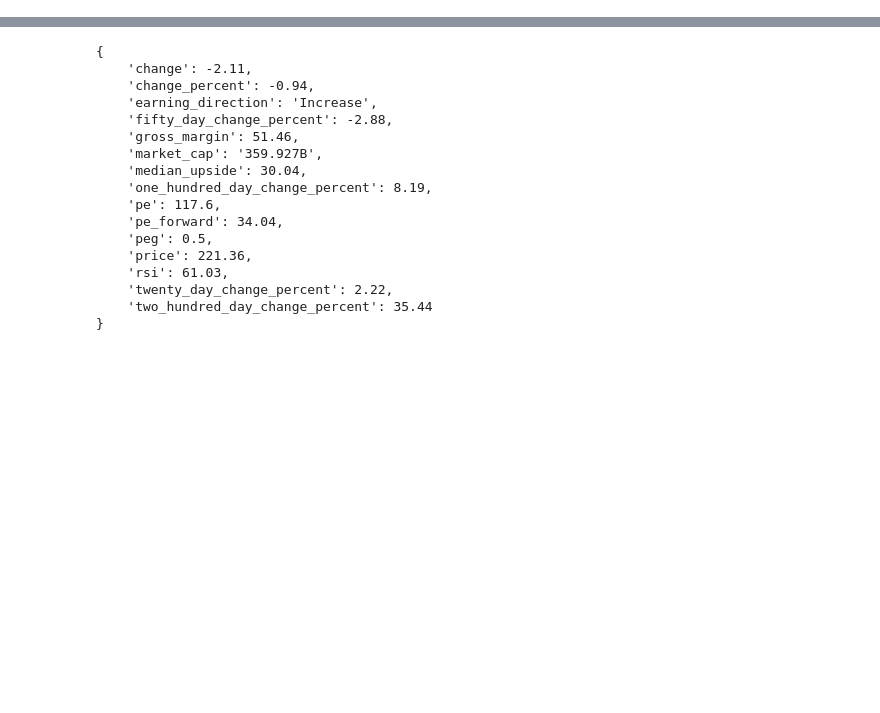
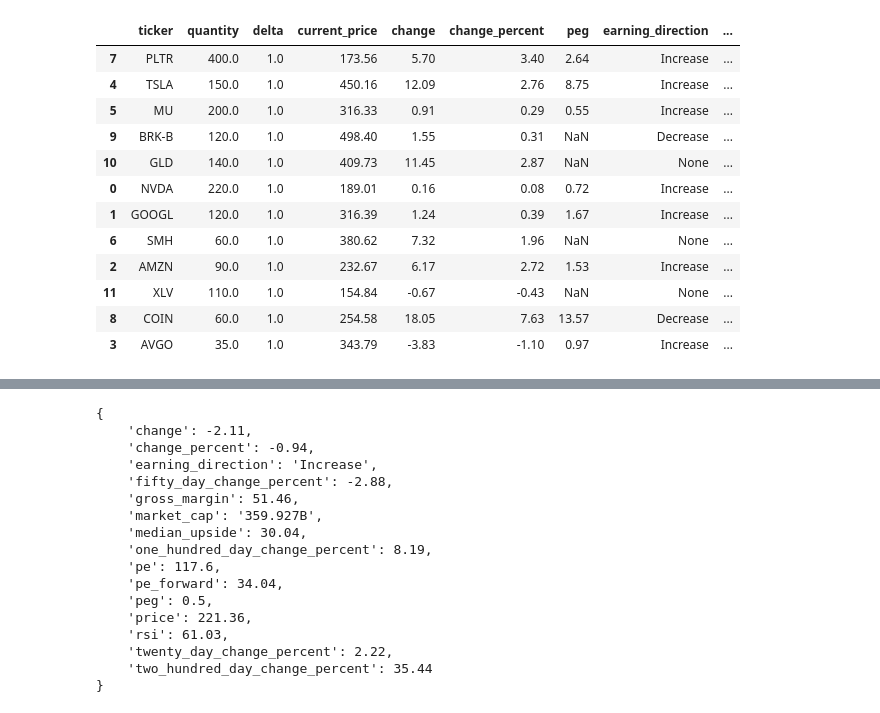
Before and after one commit to teron131/stock-search, a Jupyter notebook: test.ipynb, the cells around one changed output, grey strips where cells are left out. Cells and saved outputs as stored; diff of their text form; code cells hidden in the pictures; blank space fills up the shorter version.

```diff
--- a/test.ipynb
+++ b/test.ipynb
@@ -1,3 +1,21 @@
+# %%
+from stock_search.dashboard import get_dashboard
+
+get_dashboard()
+# %% [output]
+|  | ticker | quantity | delta | current_price | change | change_percent | peg | earning_direction | ... |
+| 7 | PLTR | 400.0 | 1.0 | 173.56 | 5.70 | 3.40 | 2.64 | Increase | ... |
+| 4 | TSLA | 150.0 | 1.0 | 450.16 | 12.09 | 2.76 | 8.75 | Increase | ... |
+| 5 | MU | 200.0 | 1.0 | 316.33 | 0.91 | 0.29 | 0.55 | Increase | ... |
+| 9 | BRK-B | 120.0 | 1.0 | 498.40 | 1.55 | 0.31 | NaN | Decrease | ... |
+| 10 | GLD | 140.0 | 1.0 | 409.73 | 11.45 | 2.87 | NaN | None | ... |
+| 0 | NVDA | 220.0 | 1.0 | 189.01 | 0.16 | 0.08 | 0.72 | Increase | ... |
+| 1 | GOOGL | 120.0 | 1.0 | 316.39 | 1.24 | 0.39 | 1.67 | Increase | ... |
+| 6 | SMH | 60.0 | 1.0 | 380.62 | 7.32 | 1.96 | NaN | None | ... |
+| 2 | AMZN | 90.0 | 1.0 | 232.67 | 6.17 | 2.72 | 1.53 | Increase | ... |
+| 11 | XLV | 110.0 | 1.0 | 154.84 | -0.67 | -0.43 | NaN | None | ... |
+| 8 | COIN | 60.0 | 1.0 | 254.58 | 18.05 | 7.63 | 13.57 | Decrease | ... |
+| 3 | AVGO | 35.0 | 1.0 | 343.79 | -3.83 | -1.10 | 0.97 | Increase | ... |
 # %%
 from rich import print as rprint
 
```
Also changed, not shown: parts of 4 cells of this notebook, 4 other files.
